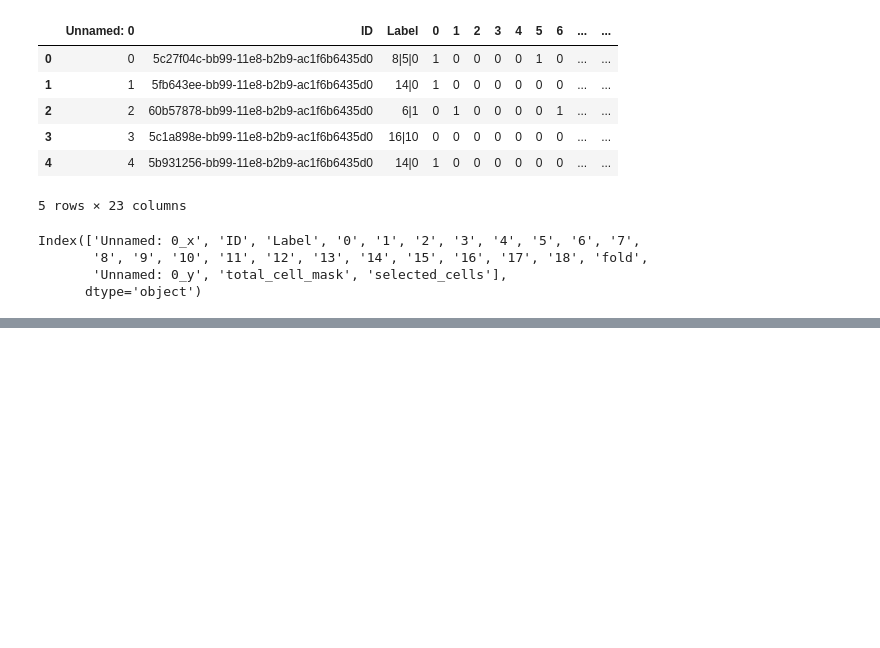
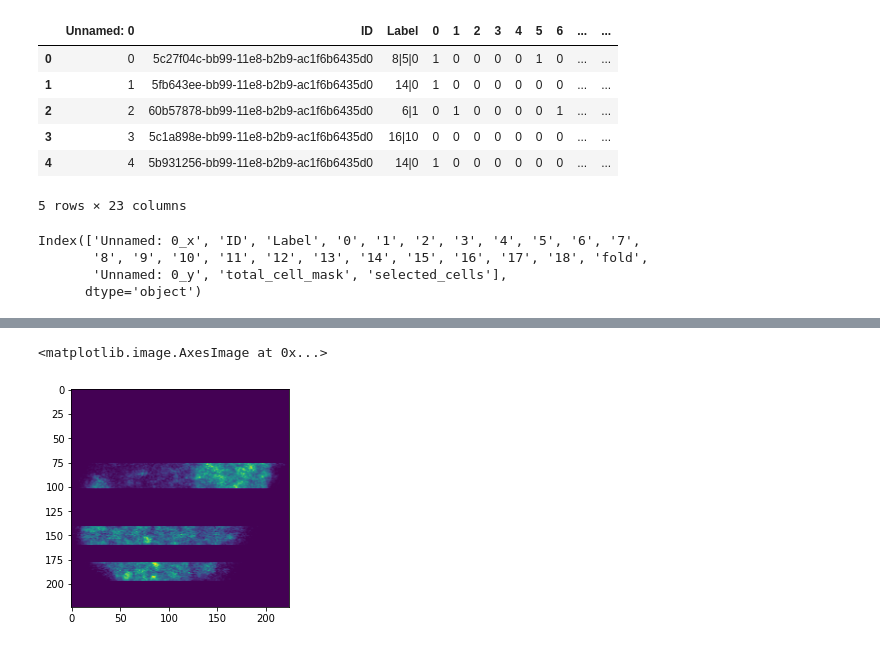
Before and after one commit to yuvaramsingh94/human_protein_atlas, a Jupyter notebook: code/initial_cell_segmentation.ipynb, the cells around one changed output, grey strips where cells are left out. Cells and saved outputs as stored; diff of their text form; code cells hidden in the pictures; blank space fills up the shorter version.

```diff
--- a/code/initial_cell_segmentation.ipynb
+++ b/code/initial_cell_segmentation.ipynb
@@ -473,0 +532,5 @@ cell_m_s.to_csv('../data/cell_mask_study_v3.csv')
+# %%
+plt.imshow(images_aug[0,:,:,2])
+# %% [output]
+<matplotlib.image.AxesImage at 0x...>
+[figure, added]
```
Also changed, not shown: parts of 11 cells of this notebook, 4 other files.
